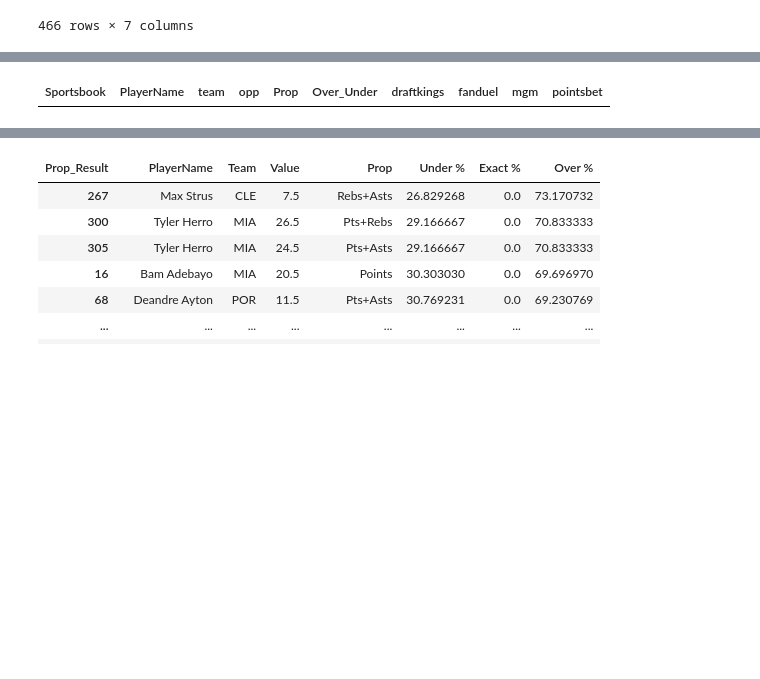
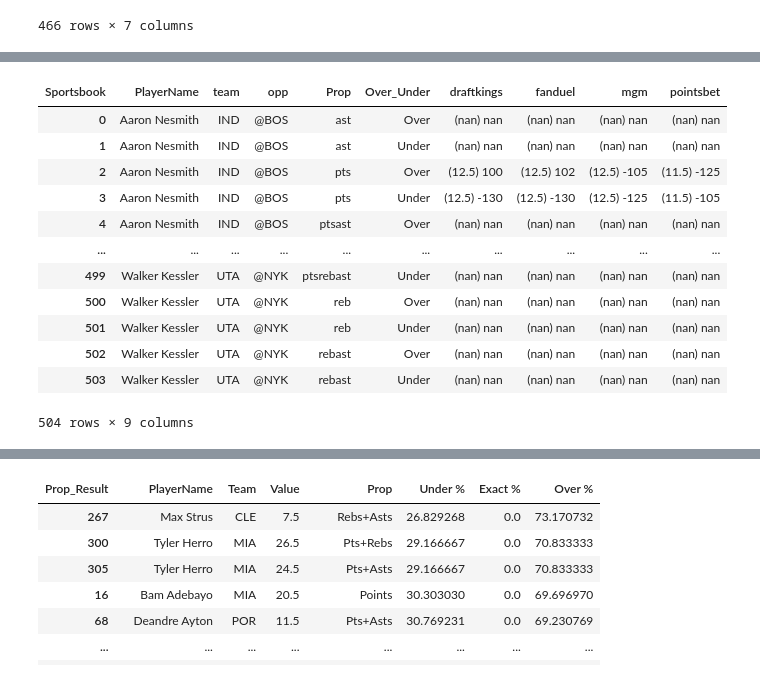
Before and after one commit to DhirenShivdasani/NBA-player-prop-analysis, a Jupyter notebook: Untitled.ipynb, the cells around one changed output, grey strips where cells are left out. Cells and saved outputs as stored; diff of their text form; code cells hidden in the pictures; blank space fills up the shorter version.

Commit message:
Automated data update

```diff
--- a/Untitled.ipynb
+++ b/Untitled.ipynb
@@ -758,35 +776,46 @@ for prop in props:
         cols = [f'{sportsbook}_{prop}Under', f'{sportsbook}_{prop}Over', f'{sportsbook}_{prop}']
         temp_df = master_df[['PlayerName', 'team', 'opp'] + cols].copy()
         temp_df['Prop'] = prop
         temp_df['Sportsbook'] = sportsbook
 
         # Melt the DataFrame
         temp_df = temp_df.melt(id_vars=['PlayerName', 'team', 'opp', 'Prop', 'Sportsbook', f'{sportsbook}_{prop}'],
                                value_vars=[f'{sportsbook}_{prop}Under', f'{sportsbook}_{prop}Over'],
                                var_name='Over_Under',
                                value_name='Odds')
 
         # Clean the Over_Under column
         temp_df['Over_Under'] = temp_df['Over_Under'].apply(lambda x: 'Over' if 'Over' in x else 'Under')
 
         # Combine odds and value into a single column
         temp_df['Odds_Value'] = temp_df.apply(lambda row: f"({row[f'{sportsbook}_{prop}']}) {row['Odds']}", axis=1)
 
         flattened_dfs.append(temp_df)
 
 # Step 2: Create a Unified Prop Column
 consolidated_df = pd.concat(flattened_dfs)
 
 # Step 3: Consolidate Sportsbook Odds and Values
 pivot_df = consolidated_df.pivot_table(index=['PlayerName', 'team', 'opp', 'Prop', 'Over_Under'],
                                        columns='Sportsbook',
                                        values='Odds_Value',
                                        aggfunc='first').reset_index()
 
-# Display the transformed DataFrame
-pivot_df[pivot_df['PlayerName'] == "De'Aron Fox"]
+pivot_df
 # %% [output]
 | Sportsbook | PlayerName | team | opp | Prop | Over_Under | draftkings | fanduel | mgm | pointsbet |
+| 0 | Aaron Nesmith | IND | @BOS | ast | Over | (nan) nan | (nan) nan | (nan) nan | (nan) nan |
+| 1 | Aaron Nesmith | IND | @BOS | ast | Under | (nan) nan | (nan) nan | (nan) nan | (nan) nan |
+| 2 | Aaron Nesmith | IND | @BOS | pts | Over | (12.5) 100 | (12.5) 102 | (12.5) -105 | (11.5) -125 |
+| 3 | Aaron Nesmith | IND | @BOS | pts | Under | (12.5) -130 | (12.5) -130 | (12.5) -125 | (11.5) -105 |
+| 4 | Aaron Nesmith | IND | @BOS | ptsast | Over | (nan) nan | (nan) nan | (nan) nan | (nan) nan |
+| ... | ... | ... | ... | ... | ... | ... | ... | ... | ... |
+| 499 | Walker Kessler | UTA | @NYK | ptsrebast | Under | (nan) nan | (nan) nan | (nan) nan | (nan) nan |
+| 500 | Walker Kessler | UTA | @NYK | reb | Over | (nan) nan | (nan) nan | (nan) nan | (nan) nan |
+| 501 | Walker Kessler | UTA | @NYK | reb | Under | (nan) nan | (nan) nan | (nan) nan | (nan) nan |
+| 502 | Walker Kessler | UTA | @NYK | rebast | Over | (nan) nan | (nan) nan | (nan) nan | (nan) nan |
+| 503 | Walker Kessler | UTA | @NYK | rebast | Under | (nan) nan | (nan) nan | (nan) nan | (nan) nan |
+504 rows × 9 columns
 # %%
 pivot_df.replace('(nan) nan', None, inplace=True)
 prop_mapping = {
```
Also changed, not shown: parts of 8 cells of this notebook, 5 other files.
